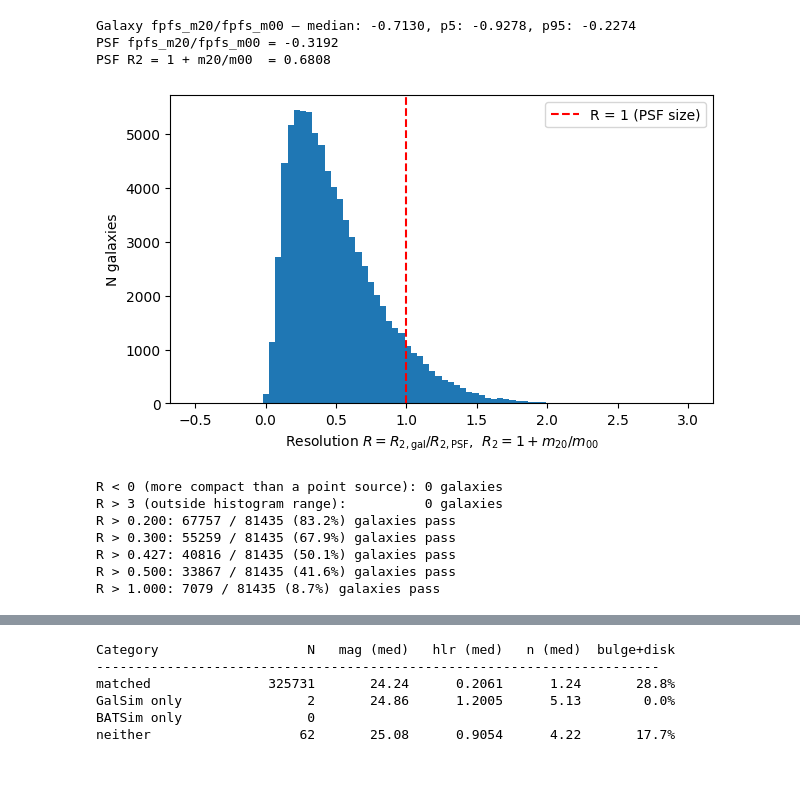
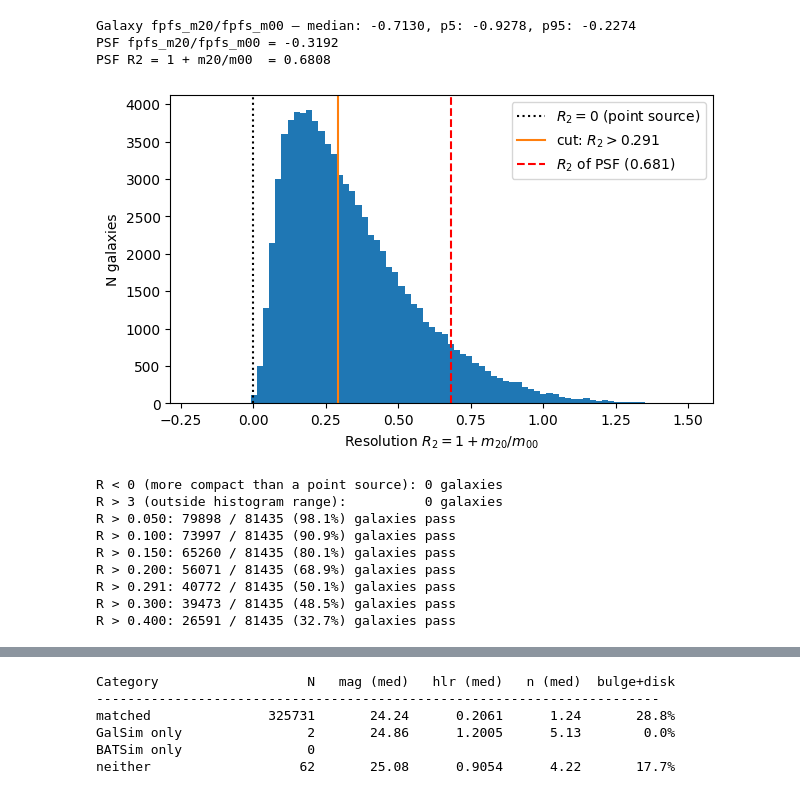
Before and after one commit to BATSim-cauldron/BATSim, a Jupyter notebook: notebooks/validation/new_shear_accuracy.ipynb, the cells around one changed output, grey strips where cells are left out. Saved outputs shown, nothing was run; the diff lists cells and outputs as text; code cells hidden in the pictures.

```diff
--- a/notebooks/validation/new_shear_accuracy.ipynb
+++ b/notebooks/validation/new_shear_accuracy.ipynb
@@ -421,44 +421,50 @@ Galaxy fpfs_m20/fpfs_m00 — median: -0.7130, p5: -0.9278, p95: -0.2274
 PSF fpfs_m20/fpfs_m00 = -0.3192
 PSF R2 = 1 + m20/m00  = 0.6808
 # %%
-# Aggregate per-galaxy mean fpfs_m20 from BATSim catalogs
-mean_m20 = np.zeros(len(all_gal_inds))
-mean_m00 = np.zeros(len(all_gal_inds))
-n_obs    = np.zeros(len(all_gal_inds), dtype=int)
+def mean_r2(catalogs, cat_gal_k, n_gal):
+    """Per-galaxy R2 = 1 + <m20>/<m00>, averaged over all matched rotations."""
+    m20 = np.zeros(n_gal)
+    m00 = np.zeros(n_gal)
+    n_obs = np.zeros(n_gal, dtype=int)
+    for i, (cat, k_arr) in enumerate(zip(catalogs, cat_gal_k)):
+        g_idx = stamp_offsets[i] + k_arr
+        np.add.at(m20, g_idx, cat['fpfs_m20'])
+        np.add.at(m00, g_idx, cat['fpfs_m00'])
+        np.add.at(n_obs, g_idx, 1)
+    has_obs = n_obs > 0
+    r2 = np.full(n_gal, np.nan)
+    r2[has_obs] = 1 + m20[has_obs] / m00[has_obs]
+    return r2, has_obs
 
-for i, (cat, k_arr) in enumerate(zip(bt_catalogs, cat_gal_k)):
-    g_idx = stamp_offsets[i] + k_arr
-    np.add.at(mean_m20, g_idx, cat['fpfs_m20'])
-    np.add.at(mean_m00, g_idx, cat['fpfs_m00'])
-    np.add.at(n_obs,    g_idx, 1)
+r2_bt, has_obs = mean_r2(bt_catalogs, cat_gal_k, len(all_gal_inds))
+r2_gs, _       = mean_r2(gs_catalogs, cat_gal_k, len(all_gal_inds))
 
-has_obs = n_obs > 0
-mean_m20[has_obs] /= n_obs[has_obs]
-mean_m00[has_obs] /= n_obs[has_obs]
-
-#psf_m20_norm = -0.3192   # from the cell above
-resolution = (1 + mean_m20[has_obs] / mean_m00[has_obs]) / psf_r2
+resolution = r2_bt
 
 # Inspect the distribution to pick a threshold
 plt.figure(figsize=(7, 4))
-plt.hist(resolution, bins=80, range=(-0.5, 3))
-plt.axvline(1.0, color='r', ls='--', label='R = 1 (PSF size)')
-plt.xlabel(r'Resolution $R = R_{2,\rm gal} / R_{2,\rm PSF}$,  $R_2 = 1 + m_{20}/m_{00}$')
+plt.hist(resolution, bins=80, range=(-0.2, 1.5))
+plt.axvline(0.0,    color='k', ls=':',  label=r'$R_2 = 0$ (point source)')
+plt.axvline(0.291,  color='C1', ls='-', label=r'cut: $R_2 > 0.291$')
+plt.axvline(psf_r2, color='r', ls='--', label=rf'$R_2$ of PSF ({psf_r2:.3f})')
+plt.xlabel(r'Resolution $R_2 = 1 + m_{20}/m_{00}$')
 plt.ylabel('N galaxies')
 plt.legend()
 plt.show()
 
 print(f'R < 0 (more compact than a point source): {(resolution < 0).sum()} galaxies')
 print(f'R > 3 (outside histogram range):          {(resolution > 3).sum()} galaxies')
-for thresh in [0.2, 0.3, 0.427, 0.5, 1.0]:
+for thresh in [0.05, 0.1, 0.15, 0.2, 0.291, 0.3, 0.4]:
     n_pass = (resolution > thresh).sum()
     print(f'R > {thresh:.3f}: {n_pass} / {has_obs.sum()} ({n_pass/has_obs.sum():.1%}) galaxies pass')
 # %% [output]
-[figure, old version]
+[figure, new version]
 R < 0 (more compact than a point source): 0 galaxies
 R > 3 (outside histogram range):          0 galaxies
-R > 0.200: 67757 / 81435 (83.2%) galaxies pass
-R > 0.300: 55259 / 81435 (67.9%) galaxies pass
-R > 0.427: 40816 / 81435 (50.1%) galaxies pass
-R > 0.500: 33867 / 81435 (41.6%) galaxies pass
-R > 1.000: 7079 / 81435 (8.7%) galaxies pass
+R > 0.050: 79898 / 81435 (98.1%) galaxies pass
+R > 0.100: 73997 / 81435 (90.9%) galaxies pass
+R > 0.150: 65260 / 81435 (80.1%) galaxies pass
+R > 0.200: 56071 / 81435 (68.9%) galaxies pass
+R > 0.291: 40772 / 81435 (50.1%) galaxies pass
+R > 0.300: 39473 / 81435 (48.5%) galaxies pass
+R > 0.400: 26591 / 81435 (32.7%) galaxies pass
```
Also changed, not shown: parts of 4 cells of this notebook.
